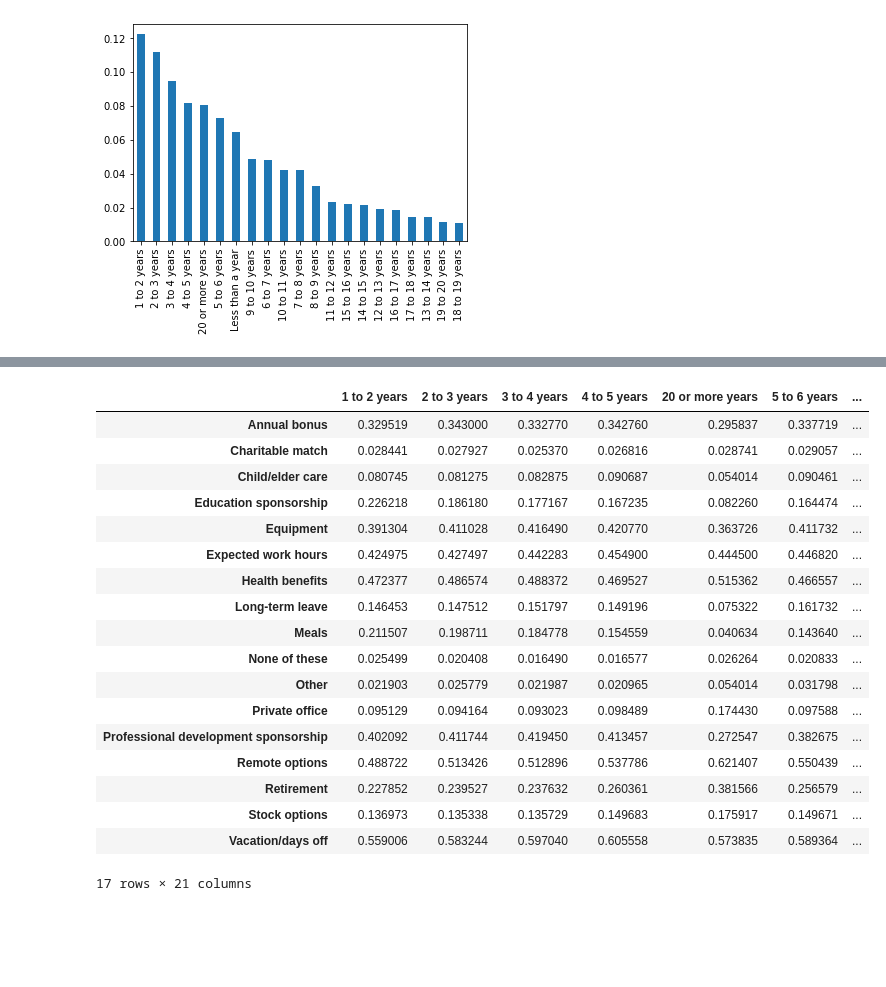
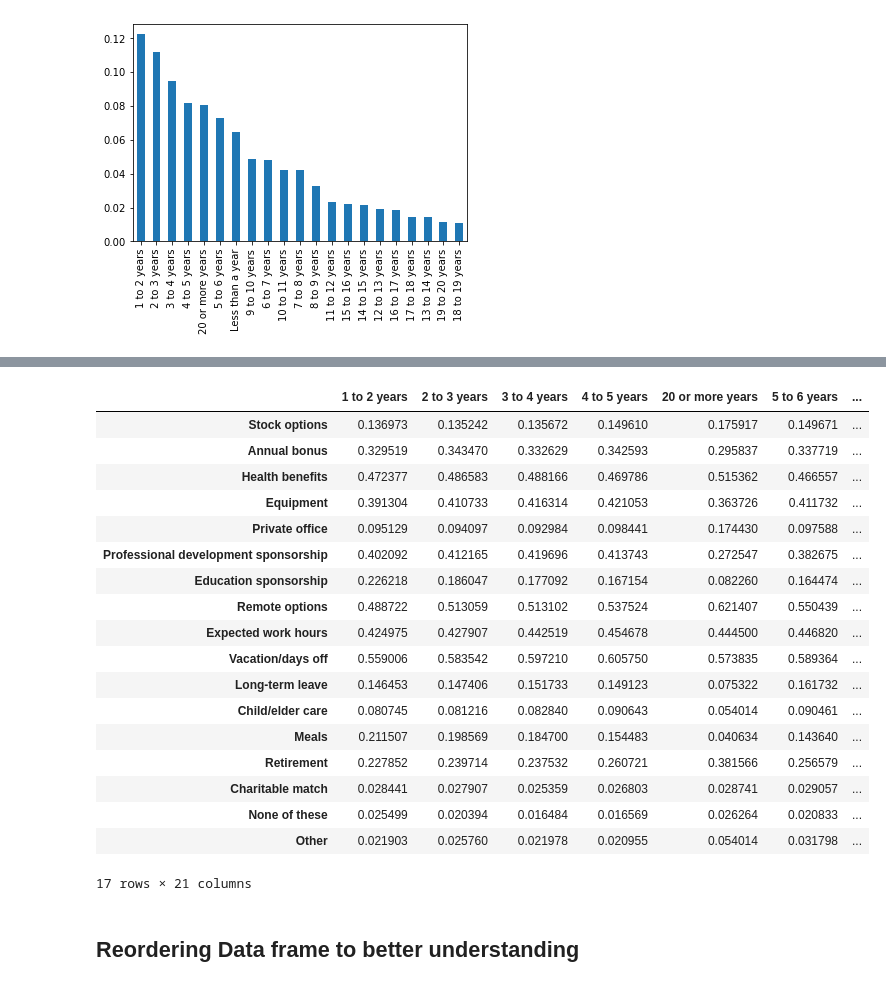
Before and after one commit to jc2/udacity_datascience_p1, a Jupyter notebook: takeaway1.ipynb, the cells around one changed output, grey strips where cells are left out. Drawn from its saved outputs; the diff is of its cells as text; code cells hidden in the pictures; blank space fills up the shorter version.

```diff
--- a/takeaway1.ipynb
+++ b/takeaway1.ipynb
@@ -43,3 +31,0 @@ df.describe()
-# %%
-df = df.dropna(subset=['ImportantBenefits', 'YearsCodedJob'], axis=0)
-df.describe()
@@ -85,36 +61,31 @@ takeaway1 = pd.DataFrame(index=benefits_options)
 # %%
 for years_code_job in df['YearsCodedJob'].value_counts().keys():
+    benefits_column = df.loc[df['YearsCodedJob'] == years_code_job, 'ImportantBenefits']
+    takeaway1[years_code_job] = pd.Series(count_options(benefits_column)) / years_code_job_ratio[years_code_job] / df.shape[0]
 
-    benefits_vals = {x:0 for x in benefits_options}
-
-    benefits_column = df.loc[df['YearsCodedJob'] == years_code_job, 'ImportantBenefits']
-
-    for options in (row.split('; ') for row in benefits_column):
-        for option in options:
-            benefits_vals[option] += 1
-    takeaway1[years_code_job] = pd.Series(benefits_vals) / years_code_job_ratio[years_code_job] / df.shape[0]
+takeaway1
+# %% [output]
+|  | 1 to 2 years | 2 to 3 years | 3 to 4 years | 4 to 5 years | 20 or more years | 5 to 6 years | ... |
+| Stock options | 0.136973 | 0.135242 | 0.135672 | 0.149610 | 0.175917 | 0.149671 | ... |
+| Annual bonus | 0.329519 | 0.343470 | 0.332629 | 0.342593 | 0.295837 | 0.337719 | ... |
+| Health benefits | 0.472377 | 0.486583 | 0.488166 | 0.469786 | 0.515362 | 0.466557 | ... |
+| Equipment | 0.391304 | 0.410733 | 0.416314 | 0.421053 | 0.363726 | 0.411732 | ... |
+| Private office | 0.095129 | 0.094097 | 0.092984 | 0.098441 | 0.174430 | 0.097588 | ... |
+| Professional development sponsorship | 0.402092 | 0.412165 | 0.419696 | 0.413743 | 0.272547 | 0.382675 | ... |
+| Education sponsorship | 0.226218 | 0.186047 | 0.177092 | 0.167154 | 0.082260 | 0.164474 | ... |
+| Remote options | 0.488722 | 0.513059 | 0.513102 | 0.537524 | 0.621407 | 0.550439 | ... |
+| Expected work hours | 0.424975 | 0.427907 | 0.442519 | 0.454678 | 0.444500 | 0.446820 | ... |
+| Vacation/days off | 0.559006 | 0.583542 | 0.597210 | 0.605750 | 0.573835 | 0.589364 | ... |
+| Long-term leave | 0.146453 | 0.147406 | 0.151733 | 0.149123 | 0.075322 | 0.161732 | ... |
+| Child/elder care | 0.080745 | 0.081216 | 0.082840 | 0.090643 | 0.054014 | 0.090461 | ... |
+| Meals | 0.211507 | 0.198569 | 0.184700 | 0.154483 | 0.040634 | 0.143640 | ... |
+| Retirement | 0.227852 | 0.239714 | 0.237532 | 0.260721 | 0.381566 | 0.256579 | ... |
+| Charitable match | 0.028441 | 0.027907 | 0.025359 | 0.026803 | 0.028741 | 0.029057 | ... |
+| None of these | 0.025499 | 0.020394 | 0.016484 | 0.016569 | 0.026264 | 0.020833 | ... |
+| Other | 0.021903 | 0.025760 | 0.021978 | 0.020955 | 0.054014 | 0.031798 | ... |
+17 rows × 21 columns
-# %%
-takeaway1
-# %% [output]
-|  | 1 to 2 years | 2 to 3 years | 3 to 4 years | 4 to 5 years | 20 or more years | 5 to 6 years | ... |
-| Annual bonus | 0.329519 | 0.343000 | 0.332770 | 0.342760 | 0.295837 | 0.337719 | ... |
-| Charitable match | 0.028441 | 0.027927 | 0.025370 | 0.026816 | 0.028741 | 0.029057 | ... |
-| Child/elder care | 0.080745 | 0.081275 | 0.082875 | 0.090687 | 0.054014 | 0.090461 | ... |
-| Education sponsorship | 0.226218 | 0.186180 | 0.177167 | 0.167235 | 0.082260 | 0.164474 | ... |
-| Equipment | 0.391304 | 0.411028 | 0.416490 | 0.420770 | 0.363726 | 0.411732 | ... |
-| Expected work hours | 0.424975 | 0.427497 | 0.442283 | 0.454900 | 0.444500 | 0.446820 | ... |
-| Health benefits | 0.472377 | 0.486574 | 0.488372 | 0.469527 | 0.515362 | 0.466557 | ... |
-| Long-term leave | 0.146453 | 0.147512 | 0.151797 | 0.149196 | 0.075322 | 0.161732 | ... |
-| Meals | 0.211507 | 0.198711 | 0.184778 | 0.154559 | 0.040634 | 0.143640 | ... |
-| None of these | 0.025499 | 0.020408 | 0.016490 | 0.016577 | 0.026264 | 0.020833 | ... |
-| Other | 0.021903 | 0.025779 | 0.021987 | 0.020965 | 0.054014 | 0.031798 | ... |
-| Private office | 0.095129 | 0.094164 | 0.093023 | 0.098489 | 0.174430 | 0.097588 | ... |
-| Professional development sponsorship | 0.402092 | 0.411744 | 0.419450 | 0.413457 | 0.272547 | 0.382675 | ... |
-| Remote options | 0.488722 | 0.513426 | 0.512896 | 0.537786 | 0.621407 | 0.550439 | ... |
-| Retirement | 0.227852 | 0.239527 | 0.237632 | 0.260361 | 0.381566 | 0.256579 | ... |
-| Stock options | 0.136973 | 0.135338 | 0.135729 | 0.149683 | 0.175917 | 0.149671 | ... |
-| Vacation/days off | 0.559006 | 0.583244 | 0.597040 | 0.605558 | 0.573835 | 0.589364 | ... |
-17 rows × 21 columns
+# %% [markdown]
+## Reordering Data frame to better understanding
 # %%
 column_order = [
     'Less than a year',
```
Also changed, not shown: parts of 12 cells of this notebook, 1 other file.
